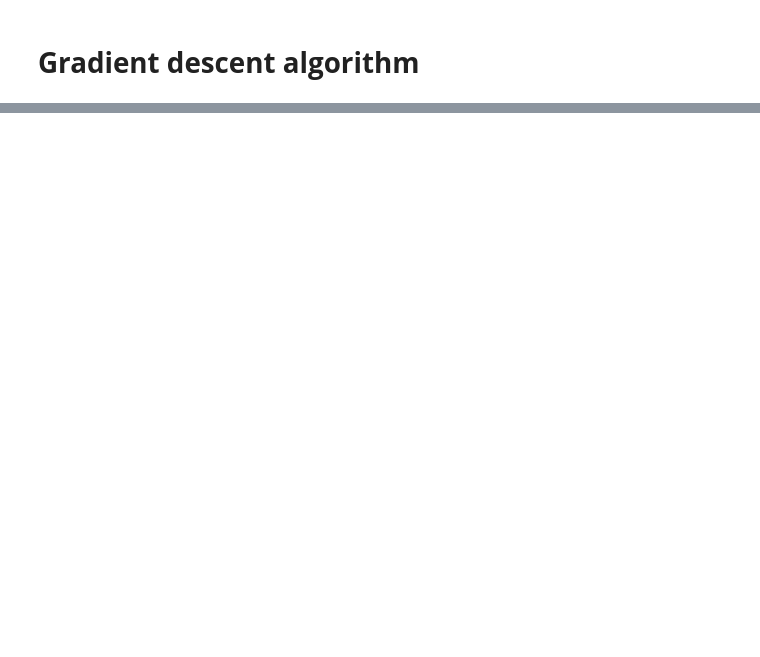
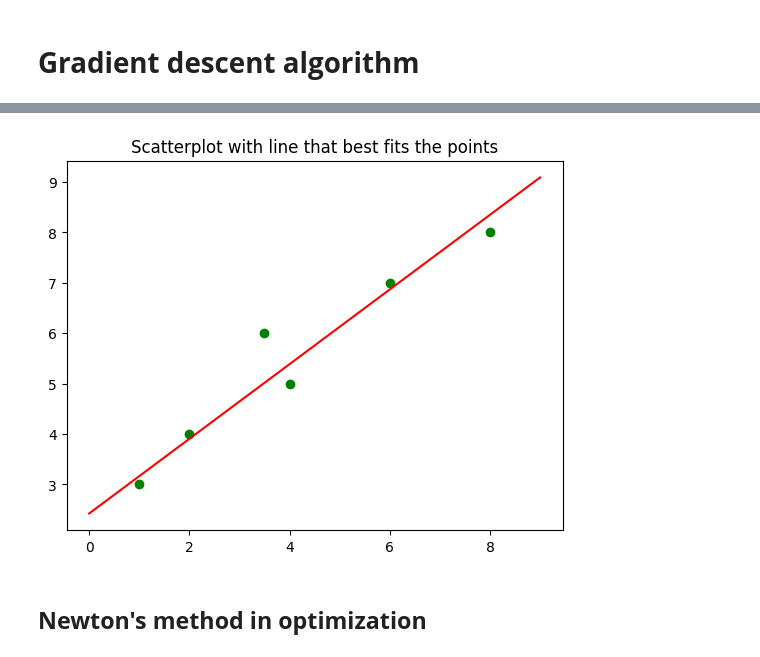
Before and after one commit to DiegoRaC14/UDLAP-AI, a Jupyter notebook: Optimization_algorithms_act/Optimization_algorithms.ipynb, the cells around one changed output, grey strips where cells are left out. Drawn from its saved outputs; the diff is of its cells as text; code cells hidden in the pictures; blank space fills up the shorter version.

```diff
--- a/Optimization_algorithms_act/Optimization_algorithms.ipynb
+++ b/Optimization_algorithms_act/Optimization_algorithms.ipynb
@@ -38,0 +92,13 @@ print("Solution found:", solution)
+# %%
+# We want to find the straight line that best fits the data
+
+# Input data (van en pares)
+x = np.array([1, 4, 3.5, 6, 2, 8])
+y = np.array([3, 5, 6, 7, 4, 8])
+w = 0 # Slope
+b = 0 # Intercept
+learning_rate = 0.01 # Learning rate (size of step)
+iterations_num = 1000
+
+optimal_w, optimal_b, optimal_cost = gradient_descent(x, y, w, b, learning_rate, iterations_num)
+print(f"\nOptimal w: {round(optimal_w, 8)}. Optimal b: {round(optimal_b, 8)}. Optimal cost: {round(optimal_cost, 8)}")
@@ -38,0 +118,6 @@ print("Solution found:", solution)
+# %%
+plot_line(x, y, optimal_w, optimal_b)
+# %% [output]
+[figure, added]
+# %% [markdown]
+## **Newton's method in optimization**
```
Also changed, not shown: parts of 18 cells of this notebook.
